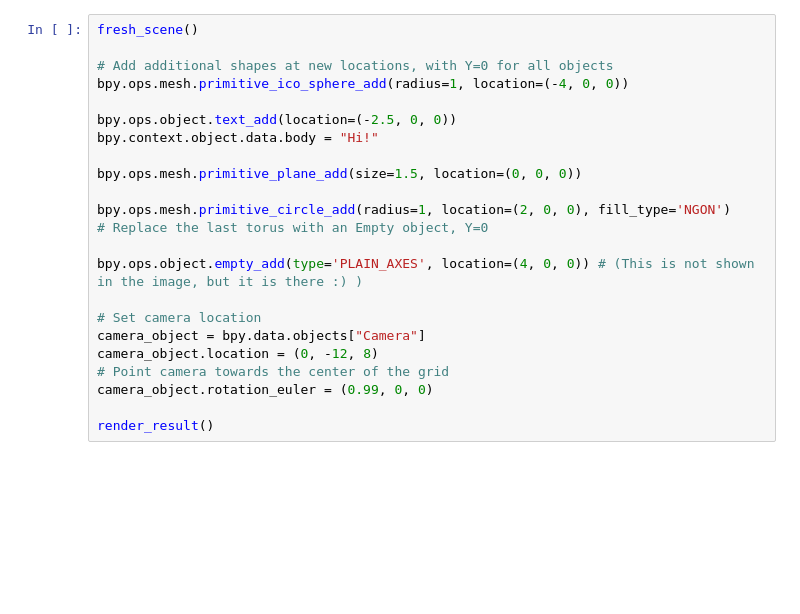
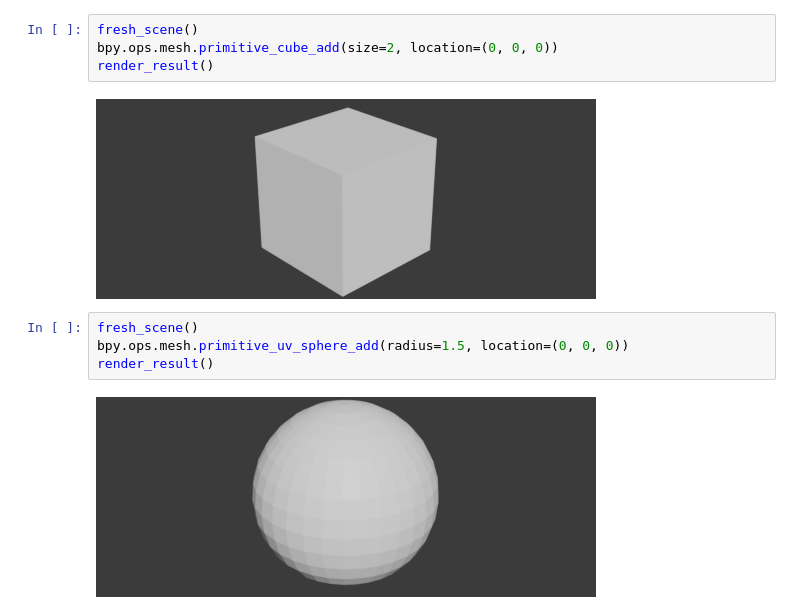
Before and after one commit to kolibril13/ipyblender-experimental, a Jupyter notebook: n1d_add_objects.ipynb, the cells around one changed output. Drawn from its saved outputs; the diff is of its cells as text; blank space fills up the shorter version.

```diff
--- a/n1d_add_objects.ipynb
+++ b/n1d_add_objects.ipynb
@@ -53,23 +48,12 @@ render_result()
-# %%
-fresh_scene()
-
-# Add additional shapes at new locations, with Y=0 for all objects
-bpy.ops.mesh.primitive_ico_sphere_add(radius=1, location=(-4, 0, 0))
-
-bpy.ops.object.text_add(location=(-2.5, 0, 0))
-bpy.context.object.data.body = "Hi!"
-
-bpy.ops.mesh.primitive_plane_add(size=1.5, location=(0, 0, 0))
-
-bpy.ops.mesh.primitive_circle_add(radius=1, location=(2, 0, 0), fill_type='NGON')
-# Replace the last torus with an Empty object, Y=0
-
-bpy.ops.object.empty_add(type='PLAIN_AXES', location=(4, 0, 0)) # (This is not shown in the image, but it is there :) )
-
-# Set camera location
-camera_object = bpy.data.objects["Camera"]
-camera_object.location = (0, -12, 8)
-# Point camera towards the center of the grid
-camera_object.rotation_euler = (0.99, 0, 0)
-
-render_result()
+# %%
+fresh_scene()
+bpy.ops.mesh.primitive_cube_add(size=2, location=(0, 0, 0))
+render_result()
+# %% [output]
+[figure, added]
+# %%
+fresh_scene()
+bpy.ops.mesh.primitive_uv_sphere_add(radius=1.5, location=(0, 0, 0))
+render_result()
+# %% [output]
+[figure, added]
```
Also changed, not shown: parts of 12 cells of this notebook.
